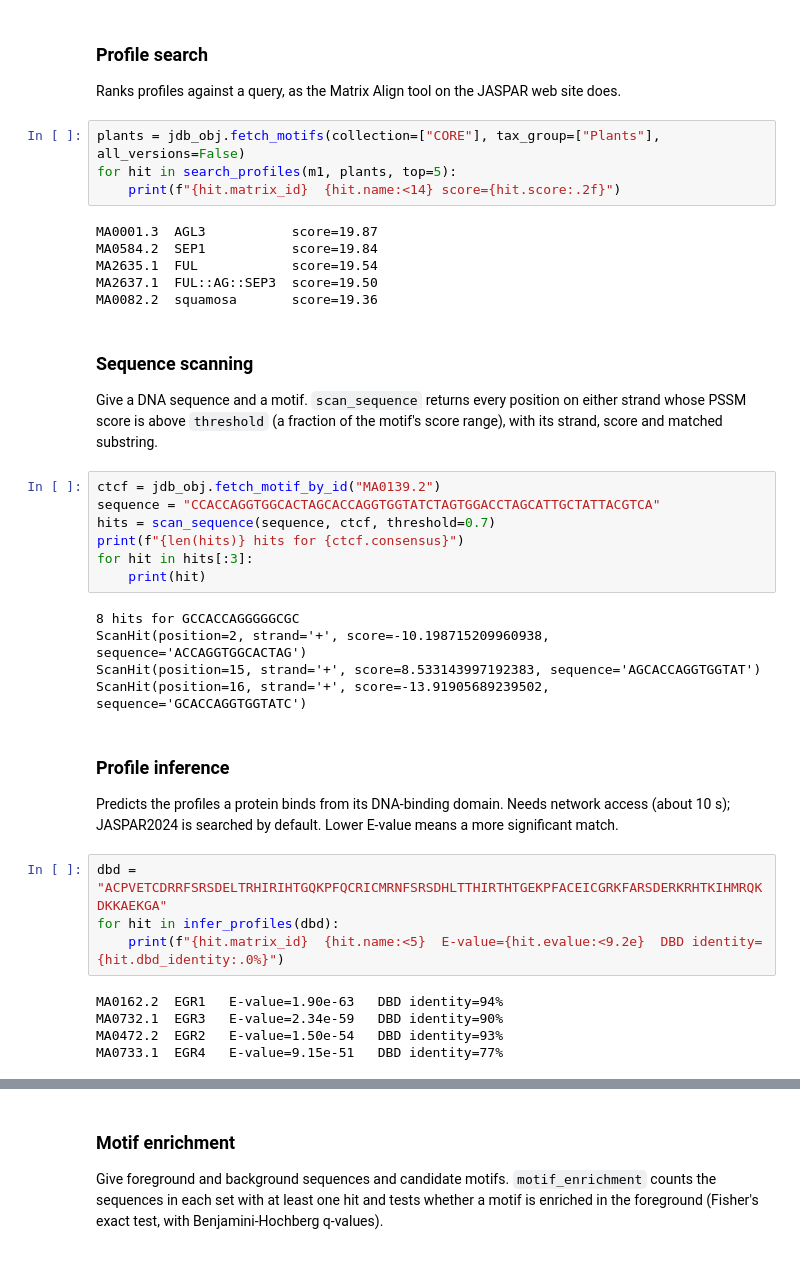
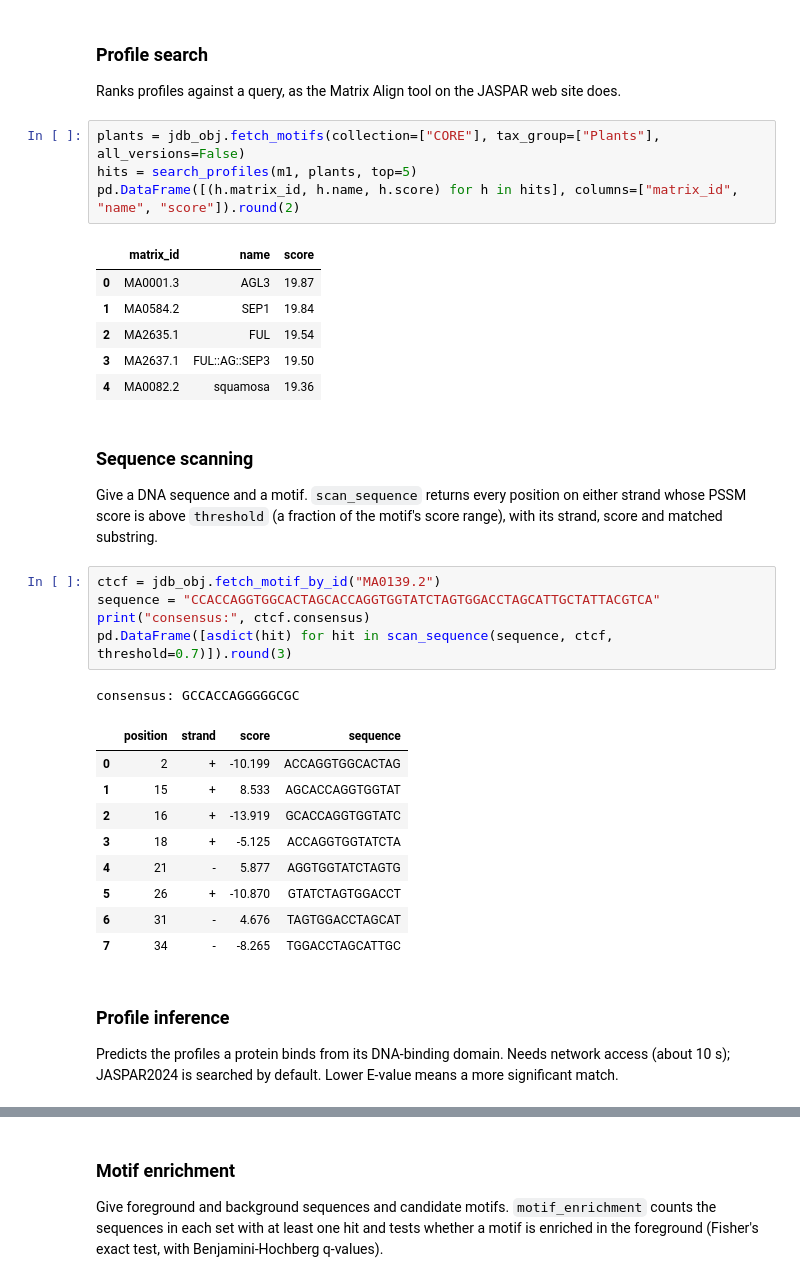
Before and after one commit to ShinyaYoshida-biomet/pyjaspar, a Jupyter notebook: pyjaspar_notebook.ipynb, the cells around one changed output, grey strips where cells are left out. Saved outputs shown, nothing was run; the diff lists cells and outputs as text.

Commit message:
Show search, scan, inference and enrichment results as DataFrames

```diff
--- a/pyjaspar_notebook.ipynb
+++ b/pyjaspar_notebook.ipynb
@@ -111,38 +115,34 @@ pearson: score=0.6692 offset=-6 gaps=0 reverse_complement=True
 Ranks profiles against a query, as the Matrix Align tool on the JASPAR web site does.
 # %%
 plants = jdb_obj.fetch_motifs(collection=["CORE"], tax_group=["Plants"], all_versions=False)
-for hit in search_profiles(m1, plants, top=5):
-    print(f"{hit.matrix_id}  {hit.name:<14} score={hit.score:.2f}")
+hits = search_profiles(m1, plants, top=5)
+pd.DataFrame([(h.matrix_id, h.name, h.score) for h in hits], columns=["matrix_id", "name", "score"]).round(2)
 # %% [output]
-MA0001.3  AGL3           score=19.87
-MA0584.2  SEP1           score=19.84
-MA2635.1  FUL            score=19.54
-MA2637.1  FUL::AG::SEP3  score=19.50
-MA0082.2  squamosa       score=19.36
+|  | matrix_id | name | score |
+| 0 | MA0001.3 | AGL3 | 19.87 |
+| 1 | MA0584.2 | SEP1 | 19.84 |
+| 2 | MA2635.1 | FUL | 19.54 |
+| 3 | MA2637.1 | FUL::AG::SEP3 | 19.50 |
+| 4 | MA0082.2 | squamosa | 19.36 |
 # %% [markdown]
 ### Sequence scanning
 Give a DNA sequence and a motif. `scan_sequence` returns every position on either strand whose PSSM score is above `threshold` (a fraction of the motif's score range), with its strand, score and matched substring.
 # %%
 ctcf = jdb_obj.fetch_motif_by_id("MA0139.2")
 sequence = "CCACCAGGTGGCACTAGCACCAGGTGGTATCTAGTGGACCTAGCATTGCTATTACGTCA"
-hits = scan_sequence(sequence, ctcf, threshold=0.7)
-print(f"{len(hits)} hits for {ctcf.consensus}")
-for hit in hits[:3]:
-    print(hit)
+print("consensus:", ctcf.consensus)
+pd.DataFrame([asdict(hit) for hit in scan_sequence(sequence, ctcf, threshold=0.7)]).round(3)
 # %% [output]
-8 hits for GCCACCAGGGGGCGC
-ScanHit(position=2, strand='+', score=-10.198715209960938, sequence='ACCAGGTGGCACTAG')
-ScanHit(position=15, strand='+', score=8.533143997192383, sequence='AGCACCAGGTGGTAT')
-ScanHit(position=16, strand='+', score=-13.91905689239502, sequence='GCACCAGGTGGTATC')
+consensus: GCCACCAGGGGGCGC
+|  | position | strand | score | sequence |
+| 0 | 2 | + | -10.199 | ACCAGGTGGCACTAG |
+| 1 | 15 | + | 8.533 | AGCACCAGGTGGTAT |
+| 2 | 16 | + | -13.919 | GCACCAGGTGGTATC |
+| 3 | 18 | + | -5.125 | ACCAGGTGGTATCTA |
+| 4 | 21 | - | 5.877 | AGGTGGTATCTAGTG |
+| 5 | 26 | + | -10.870 | GTATCTAGTGGACCT |
+| 6 | 31 | - | 4.676 | TAGTGGACCTAGCAT |
+| 7 | 34 | - | -8.265 | TGGACCTAGCATTGC |
 # %% [markdown]
 ### Profile inference
 Predicts the profiles a protein binds from its DNA-binding domain. Needs network access (about 10 s); JASPAR2024 is searched by default. Lower E-value means a more significant match.
-# %%
-dbd = "ACPVETCDRRFSRSDELTRHIRIHTGQKPFQCRICMRNFSRSDHLTTHIRTHTGEKPFACEICGRKFARSDERKRHTKIHMRQKDKKAEKGA"
-for hit in infer_profiles(dbd):
-    print(f"{hit.matrix_id}  {hit.name:<5}  E-value={hit.evalue:<9.2e}  DBD identity={hit.dbd_identity:.0%}")
-# %% [output]
-MA0162.2  EGR1   E-value=1.90e-63   DBD identity=94%
-MA0732.1  EGR3   E-value=2.34e-59   DBD identity=90%
-MA0472.2  EGR2   E-value=1.50e-54   DBD identity=93%
-MA0733.1  EGR4   E-value=9.15e-51   DBD identity=77%
```
Also changed, not shown: parts of 3 cells of this notebook.
